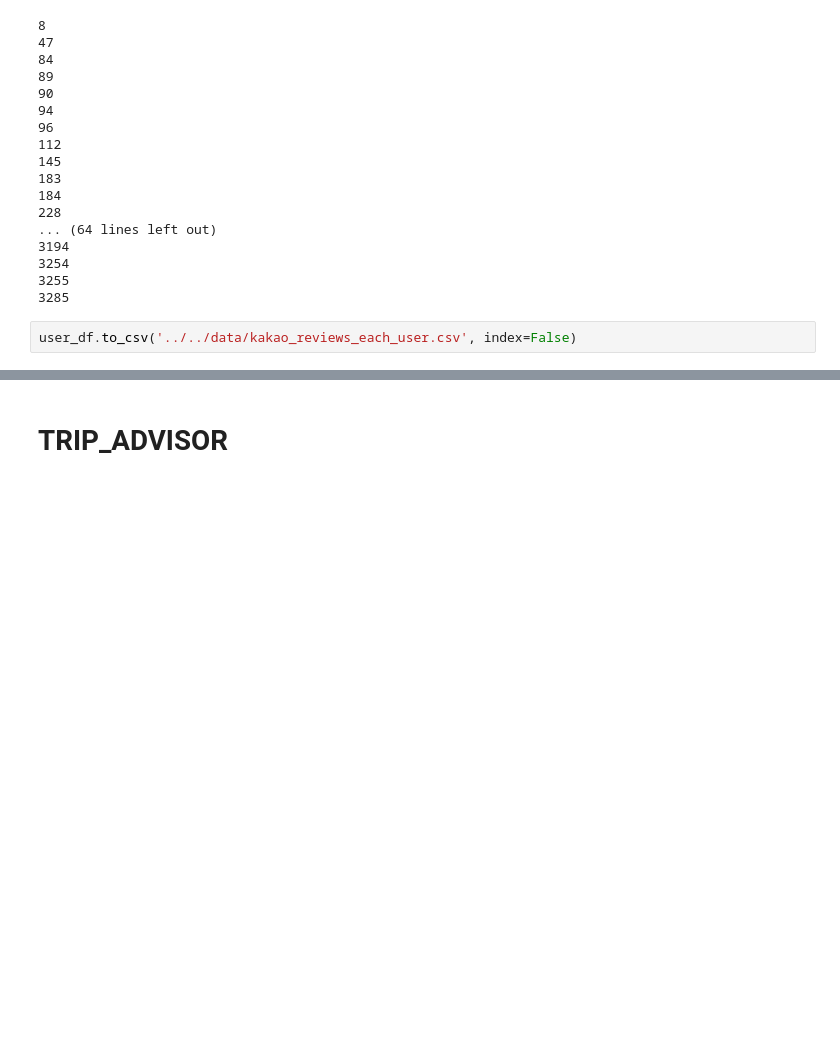
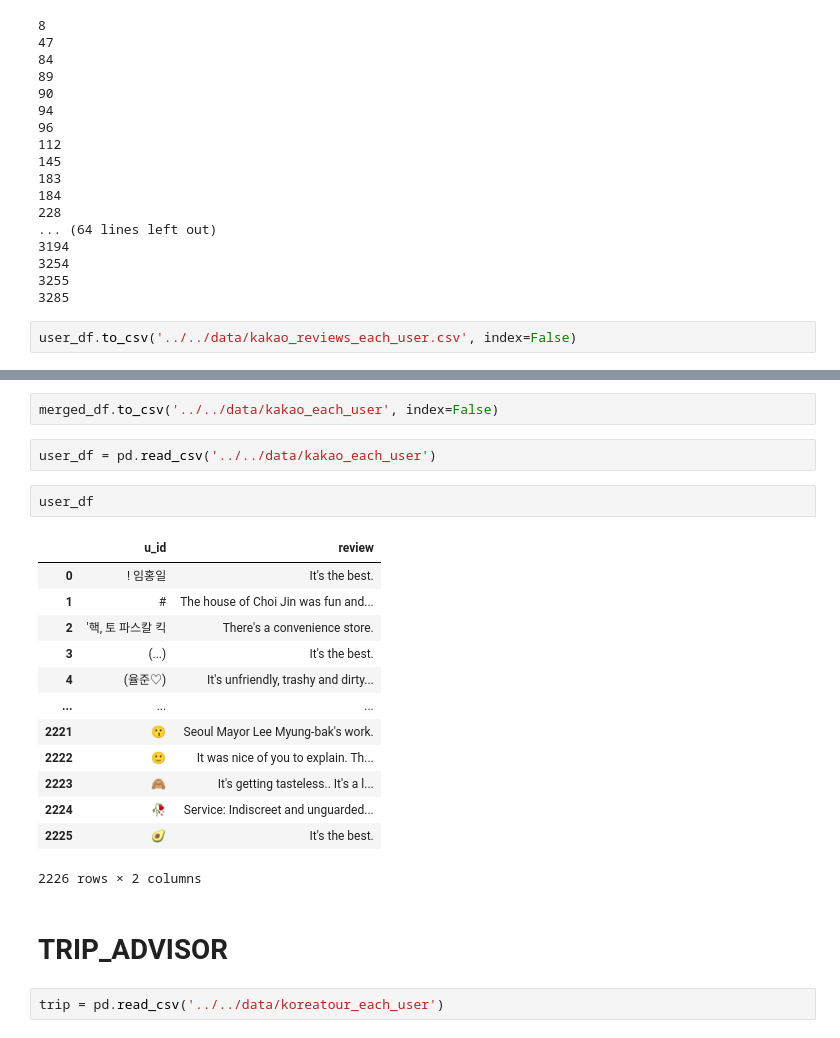
Before and after one commit to DAC-KHUPID/seoul-date-course-recommendation, a Jupyter notebook: source/Go/code/weekly/0605.ipynb, the cells around one changed output, grey strips where cells are left out. Cells and saved outputs as stored; diff of their text form; blank space fills up the shorter version.

```diff
--- a/source/Go/code/weekly/0605.ipynb
+++ b/source/Go/code/weekly/0605.ipynb
@@ -95,3 +189,25 @@ user_df.to_csv('../../data/kakao_reviews_each_user.csv', index=False)
+# %%
+merged_df.to_csv('../../data/kakao_each_user', index=False)
+# %%
+user_df = pd.read_csv('../../data/kakao_each_user')
+# %%
+user_df
+# %% [output]
+|  | u_id | review |
+| 0 | ! 임홍일 | It's the best. |
+| 1 | # | The house of Choi Jin was fun and... |
+| 2 | '핵, 토 파스칼 킥 | There's a convenience store. |
+| 3 | (...) | It's the best. |
+| 4 | (율준♡) | It's unfriendly, trashy and dirty... |
+| ... | ... | ... |
+| 2221 | 😗 | Seoul Mayor Lee Myung-bak's work. |
+| 2222 | 🙂 | It was nice of you to explain. Th... |
+| 2223 | 🙈 | It's getting tasteless.. It's a l... |
+| 2224 | 🥀 | Service: Indiscreet and unguarded... |
+| 2225 | 🥑 | It's the best. |
+2226 rows × 2 columns
 # %% [markdown]
 # TRIP_ADVISOR
+# %%
+trip = pd.read_csv('../../data/koreatour_each_user')
 # %%
```
Also changed, not shown: parts of 12 cells of this notebook, 12 other files.
